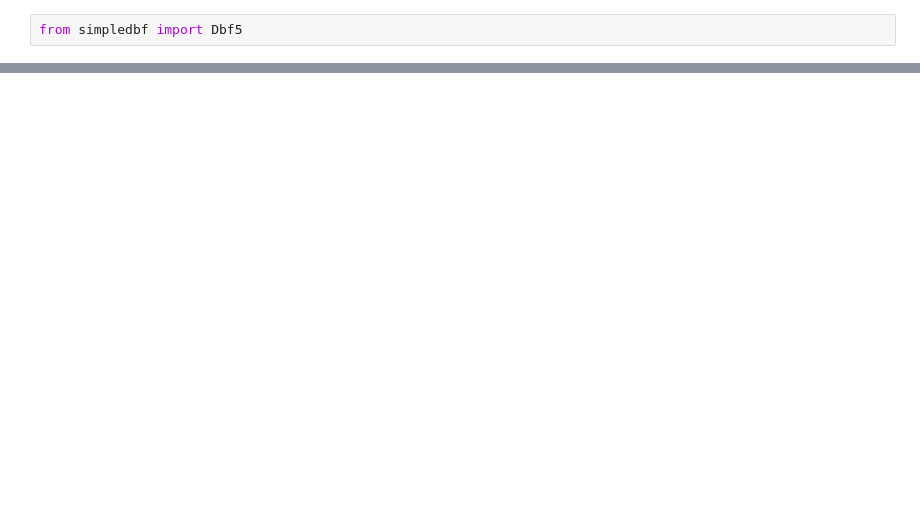
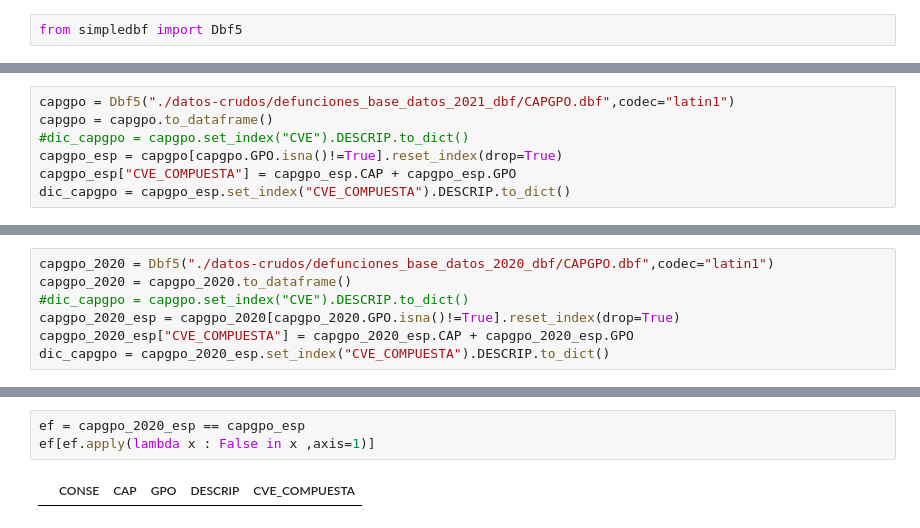
Before and after one commit to jdanielgoh/datos-defunciones, a Jupyter notebook: actas_defuncion.ipynb, the cells around one changed output, grey strips where cells are left out. Saved outputs shown, nothing was run; the diff lists cells and outputs as text; blank space fills up the shorter version.

```diff
--- a/actas_defuncion.ipynb
+++ b/actas_defuncion.ipynb
@@ -100,0 +27,7 @@ ef
+# %%
+capgpo = Dbf5("./datos-crudos/defunciones_base_datos_2021_dbf/CAPGPO.dbf",codec="latin1")
+capgpo = capgpo.to_dataframe()
+#dic_capgpo = capgpo.set_index("CVE").DESCRIP.to_dict()
+capgpo_esp = capgpo[capgpo.GPO.isna()!=True].reset_index(drop=True)
+capgpo_esp["CVE_COMPUESTA"] = capgpo_esp.CAP + capgpo_esp.GPO
+dic_capgpo = capgpo_esp.set_index("CVE_COMPUESTA").DESCRIP.to_dict()
@@ -100,0 +69,7 @@ ef
+# %%
+capgpo_2020 = Dbf5("./datos-crudos/defunciones_base_datos_2020_dbf/CAPGPO.dbf",codec="latin1")
+capgpo_2020 = capgpo_2020.to_dataframe()
+#dic_capgpo = capgpo.set_index("CVE").DESCRIP.to_dict()
+capgpo_2020_esp = capgpo_2020[capgpo_2020.GPO.isna()!=True].reset_index(drop=True)
+capgpo_2020_esp["CVE_COMPUESTA"] = capgpo_2020_esp.CAP + capgpo_2020_esp.GPO
+dic_capgpo = capgpo_2020_esp.set_index("CVE_COMPUESTA").DESCRIP.to_dict()
@@ -100,0 +136,5 @@ ef
+# %%
+ef = capgpo_2020_esp == capgpo_esp
+ef[ef.apply(lambda x : False in x ,axis=1)]
+# %% [output]
+|  | CONSE | CAP | GPO | DESCRIP | CVE_COMPUESTA |
```
Also changed, not shown: parts of 53 cells of this notebook, 11 other files.
